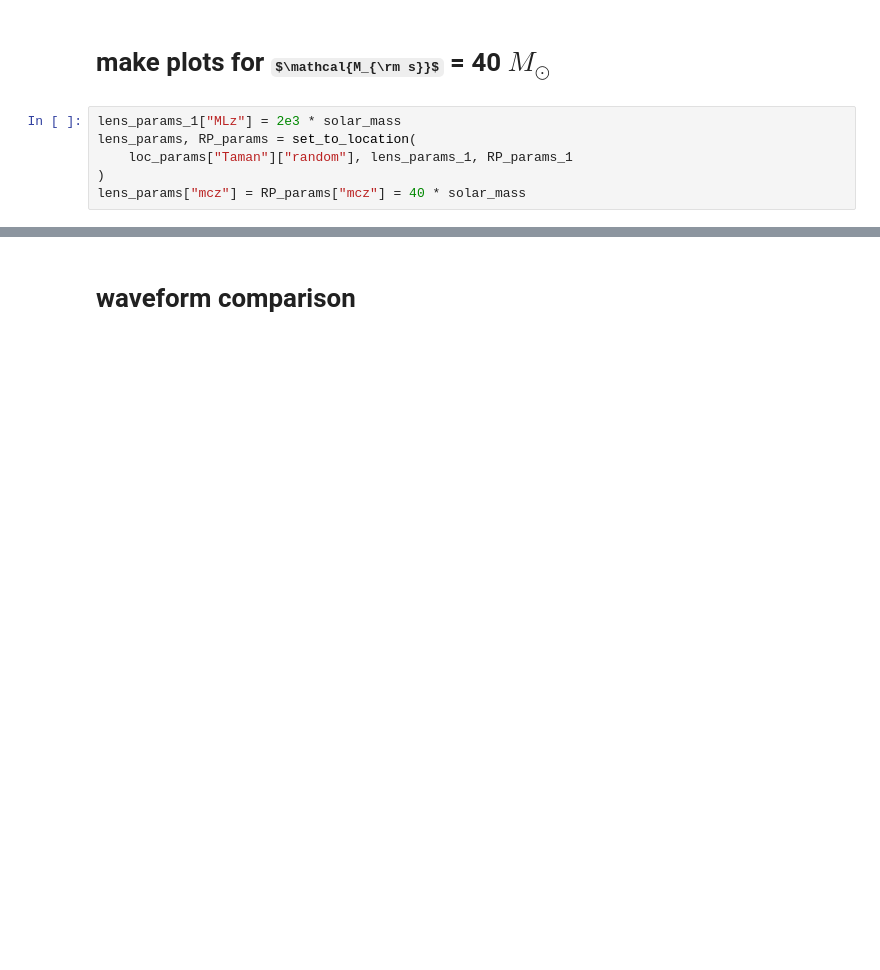
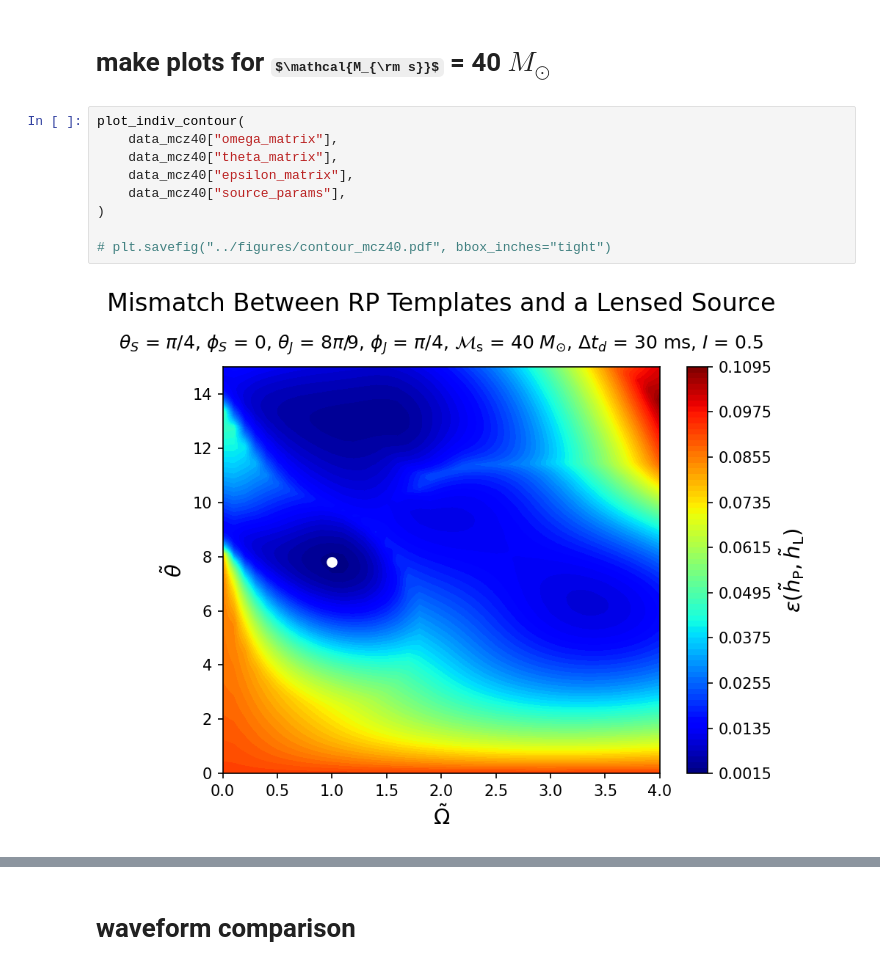
Before and after one commit to fairytien/lensing_and_precession, a Jupyter notebook: notebooks/contours_mismatch-ver6-paper.ipynb, the cells around one changed output, grey strips where cells are left out. Drawn from its saved outputs; the diff is of its cells as text; some formulas as TeX source; blank space fills up the shorter version.

```diff
--- a/notebooks/contours_mismatch-ver6-paper.ipynb
+++ b/notebooks/contours_mismatch-ver6-paper.ipynb
@@ -184,11 +363,16 @@ plt.savefig("../figures/contour_mcz20.pdf", bbox_inches="tight")
 # %% [markdown]
 # make plots for $\mathcal{M_{\rm s}}$ = 40 $M_{\odot}$
-# %%
-lens_params_1["MLz"] = 2e3 * solar_mass
-lens_params, RP_params = set_to_location(
-    loc_params["Taman"]["random"], lens_params_1, RP_params_1
-)
-lens_params["mcz"] = RP_params["mcz"] = 40 * solar_mass
+# %%
+plot_indiv_contour(
+    data_mcz40["omega_matrix"],
+    data_mcz40["theta_matrix"],
+    data_mcz40["epsilon_matrix"],
+    data_mcz40["source_params"],
+)
+
+# plt.savefig("../figures/contour_mcz40.pdf", bbox_inches="tight")
+# %% [output]
+[figure, added]
 # %%
 plot_indiv_contour_modified(
     data_mcz40["omega_matrix"],
```
Also changed, not shown: parts of 28 cells of this notebook, 19 other files.
